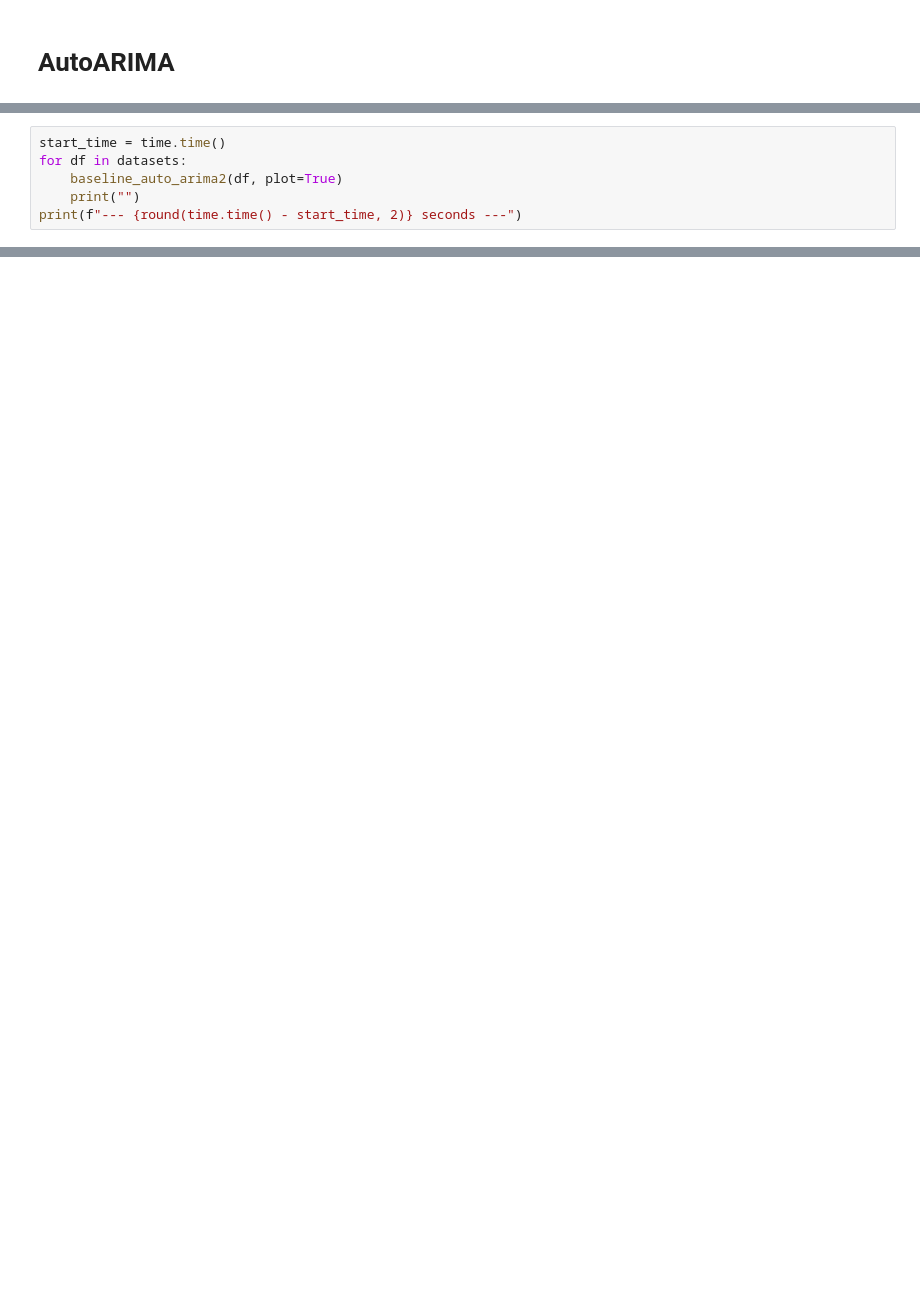
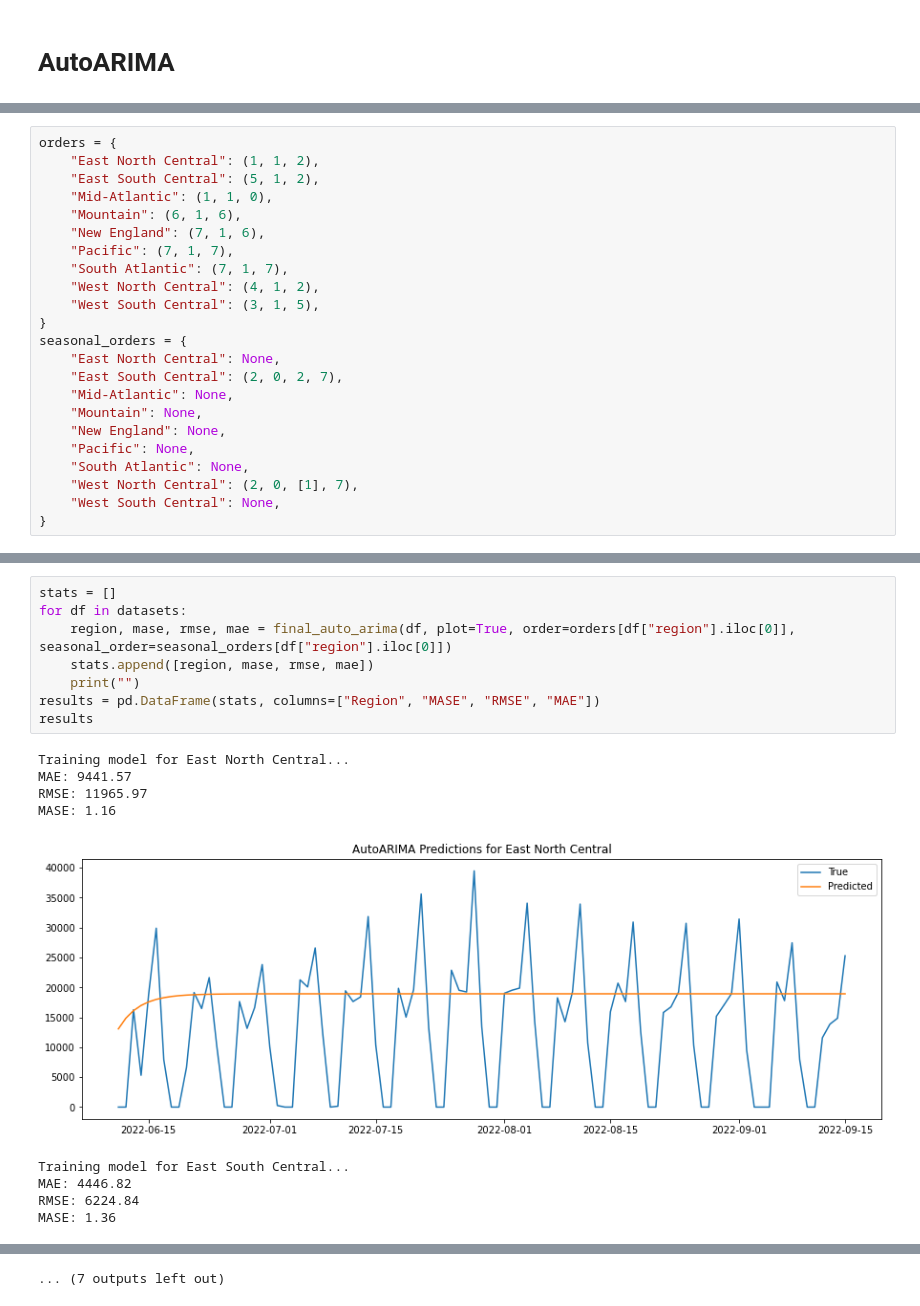
Before and after one commit to benmagevney/Stat390-Project, a Jupyter notebook: bens_models/auto_arima/auto_arima.ipynb, the cells around one changed output, grey strips where cells are left out. Cells and saved outputs as stored; diff of their text form; blank space fills up the shorter version.

```diff
--- a/bens_models/auto_arima/auto_arima.ipynb
+++ b/bens_models/auto_arima/auto_arima.ipynb
@@ -283,6 +478,0 @@ def baseline_auto_arima2(df, plot=False):
-# %%
-start_time = time.time()
-for df in datasets:
-    baseline_auto_arima2(df, plot=True)
-    print("")
-print(f"--- {round(time.time() - start_time, 2)} seconds ---")
@@ -305,0 +481,23 @@ KeyboardInterrupt:
+# %%
+orders = {
+    "East North Central": (1, 1, 2),
+    "East South Central": (5, 1, 2),
+    "Mid-Atlantic": (1, 1, 0),
+    "Mountain": (6, 1, 6),
+    "New England": (7, 1, 6),
+    "Pacific": (7, 1, 7),
+    "South Atlantic": (7, 1, 7),
+    "West North Central": (4, 1, 2),
+    "West South Central": (3, 1, 5),
+}
+seasonal_orders = {
+    "East North Central": None,
+    "East South Central": (2, 0, 2, 7),
+    "Mid-Atlantic": None,
+    "Mountain": None,
+    "New England": None,
+    "Pacific": None,
+    "South Atlantic": None,
+    "West North Central": (2, 0, [1], 7),
+    "West South Central": None,
+}
@@ -305,0 +558,18 @@ KeyboardInterrupt:
+# %%
+stats = []
+for df in datasets:
+    region, mase, rmse, mae = final_auto_arima(df, plot=True, order=orders[df["region"].iloc[0]], seasonal_order=seasonal_orders[df["region"].iloc[0]])
+    stats.append([region, mase, rmse, mae])
+    print("")
+results = pd.DataFrame(stats, columns=["Region", "MASE", "RMSE", "MAE"])
+results
+# %% [output]
+Training model for East North Central...
+MAE: 9441.57
+RMSE: 11965.97
+MASE: 1.16
+[figure, added]
+Training model for East South Central...
+MAE: 4446.82
+RMSE: 6224.84
+MASE: 1.36
@@ -305,0 +597 @@ KeyboardInterrupt:
+... (7 outputs left out)
```
Also changed, not shown: parts of 11 cells of this notebook, 5 other files.
